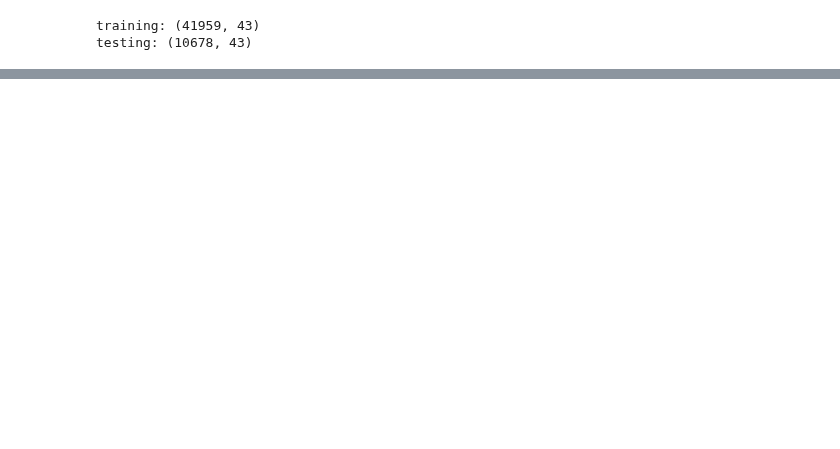
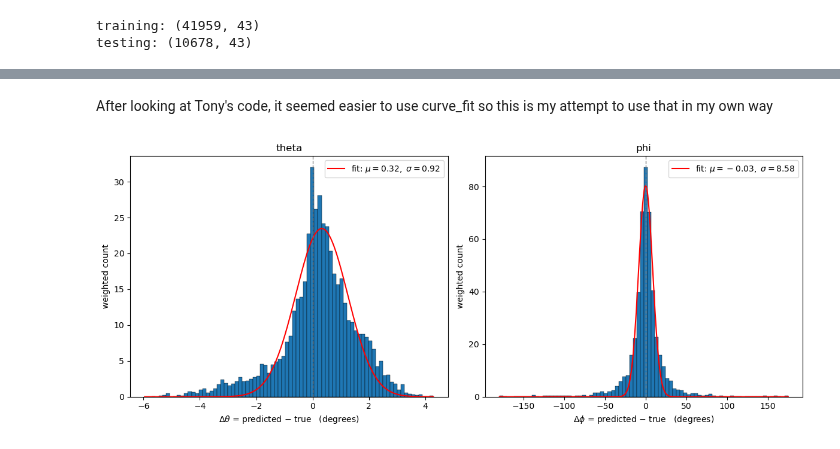
Before and after one commit to LaurenBryant2006/Dinking-Around-in-Summer-Lab-26, a Jupyter notebook: random-forest/random_forest.ipynb, the cells around one changed output, grey strips where cells are left out. Saved outputs shown, nothing was run; the diff lists cells and outputs as text; code cells hidden in the pictures; blank space fills up the shorter version.

```diff
--- a/random-forest/random_forest.ipynb
+++ b/random-forest/random_forest.ipynb
@@ -124,0 +265,50 @@ plt.show()
+# %% [markdown]
+After looking at Tony's code, it seemed easier to use curve_fit so this is my attempt to use that in my own way
+# %%
+## My version of Tony's curve_fit code
+
+import matplotlib.pyplot as plt
+import numpy as np
+from scipy.optimize import curve_fit
+
+def gaussian(x, amplitude, mu, sigma):
+    return amplitude * np.exp(-0.5 * ((x - mu) / sigma) ** 2)
+
+fig, axes = plt.subplots(1, 2, figsize=(12, 5))
+
+for ax, err, name, symbol in [
+    (axes[0], theta_err, "theta", r"\Delta\theta"),
+    (axes[1], phi_err,   "phi",   r"\Delta\phi"),
+]:
+    n_bins = 80
+
+    # Weighted histogram.
+    counts, edges, _ = ax.hist(
+        err, bins=n_bins, weights=w_test,
+        edgecolor="black", linewidth=0.3,
+    )
+    centers = 0.5 * (edges[:-1] + edges[1:])
+
+    # Fit a Gaussian to the histogram. Initial guesses from the data so curve_fit converges fast.
+    p0 = [counts.max(),
+          np.average(err, weights=w_test),
+          np.sqrt(np.average((err - np.average(err, weights=w_test)) ** 2, weights=w_test))]
+    popt, pcov = curve_fit(gaussian, centers, counts, p0=p0)
+    amp_fit, mu_fit, sigma_fit = popt
+    sigma_fit = abs(sigma_fit)   # curve_fit may return negative sigma; only magnitude is meaningful
+
+    # Overlay the fitted Gaussian.
+    x_smooth = np.linspace(err.min(), err.max(), 400)
+    ax.plot(x_smooth, gaussian(x_smooth, *popt), "r-", linewidth=1.5,
+            label=fr"fit: $\mu={mu_fit:.2f},\ \sigma={sigma_fit:.2f}$")
+
+    ax.axvline(0, color="gray", linestyle="--", linewidth=1)
+    ax.set_xlabel(fr"${symbol}$ = predicted − true   (degrees)")
+    ax.set_ylabel("weighted count")
+    ax.set_title(name)
+    ax.legend()
+
+plt.tight_layout()
+plt.show()
+# %% [output]
+[figure, added]
```
Also changed, not shown: parts of 14 cells of this notebook, 3 other files.
